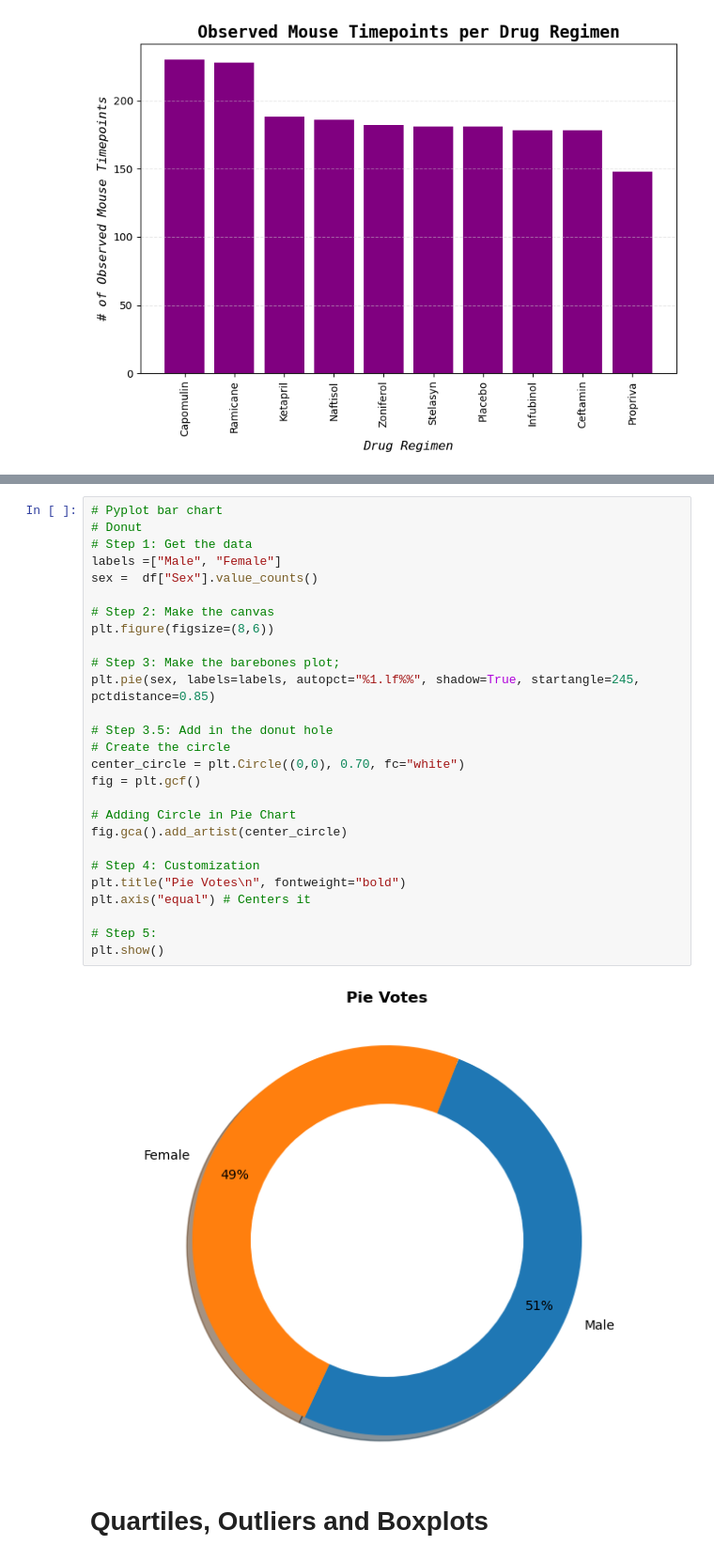
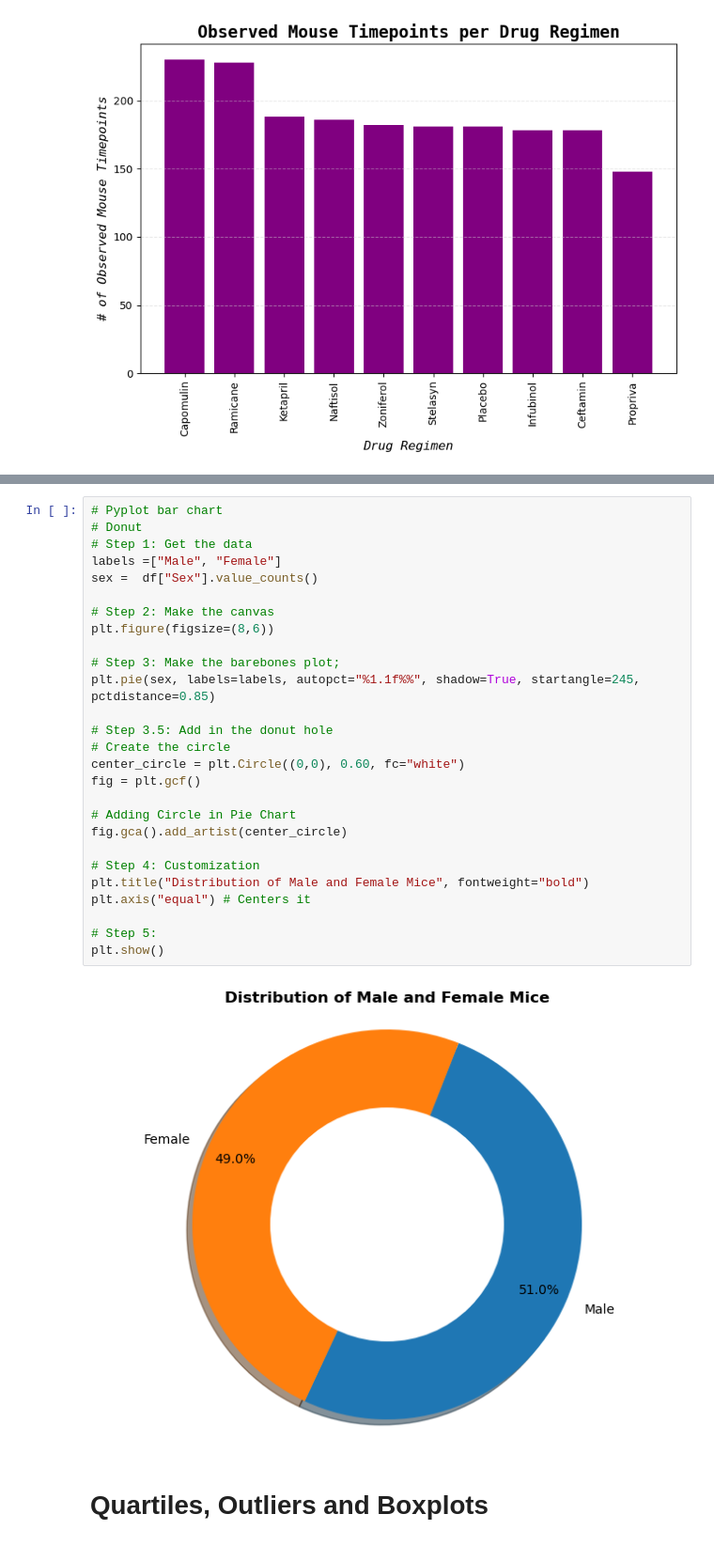
Before and after one commit to martabaker/ds_module_5_data_viz, a Jupyter notebook: Starter Code/Pymaceuticals/Pymaceuticals Inc..ipynb, the cells around one changed output, grey strips where cells are left out. Shown: that part at 94% size. Drawn from its saved outputs; the diff is of its cells as text.

```diff
--- a/Starter Code/Pymaceuticals/Pymaceuticals Inc..ipynb
+++ b/Starter Code/Pymaceuticals/Pymaceuticals Inc..ipynb
@@ -144,32 +143,32 @@ df["Sex"].value_counts().plot.pie(autopct="%1.1f%%")
 # %%
 # Pyplot bar chart
 # Donut
 # Step 1: Get the data
 labels =["Male", "Female"]
 sex =  df["Sex"].value_counts()
 
 # Step 2: Make the canvas
 plt.figure(figsize=(8,6))
 
 # Step 3: Make the barebones plot;
-plt.pie(sex, labels=labels, autopct="%1.lf%%", shadow=True, startangle=245, pctdistance=0.85)
+plt.pie(sex, labels=labels, autopct="%1.1f%%", shadow=True, startangle=245, pctdistance=0.85)
 
 # Step 3.5: Add in the donut hole
 # Create the circle
-center_circle = plt.Circle((0,0), 0.70, fc="white")
+center_circle = plt.Circle((0,0), 0.60, fc="white")
 fig = plt.gcf()
 
 # Adding Circle in Pie Chart
 fig.gca().add_artist(center_circle)
 
 # Step 4: Customization
-plt.title("Pie Votes\n", fontweight="bold")
+plt.title("Distribution of Male and Female Mice", fontweight="bold")
 plt.axis("equal") # Centers it
 
 # Step 5:
 plt.show()
 # %% [output]
-[figure, old version]
+[figure, new version]
 # %% [markdown]
 # Quartiles, Outliers and Boxplots
 # %%
```
Also changed, not shown: parts of 7 cells of this notebook.
